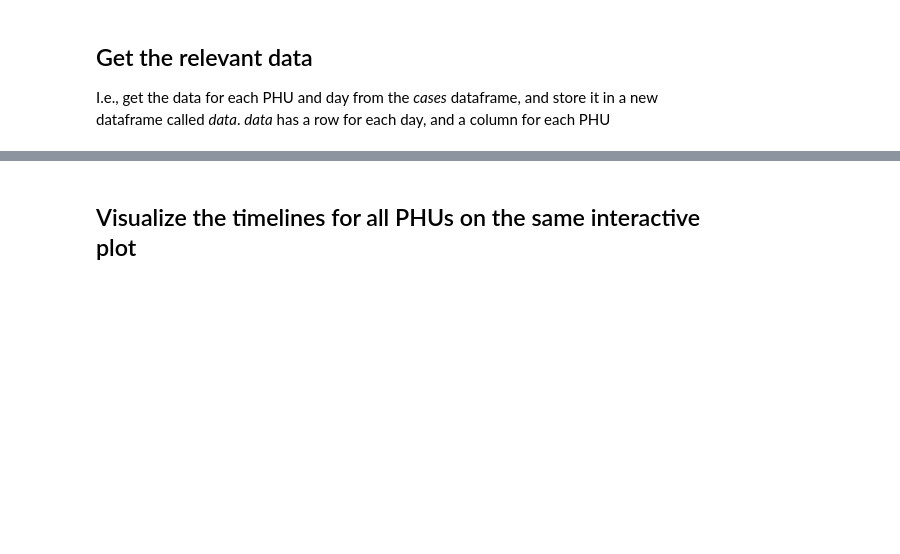
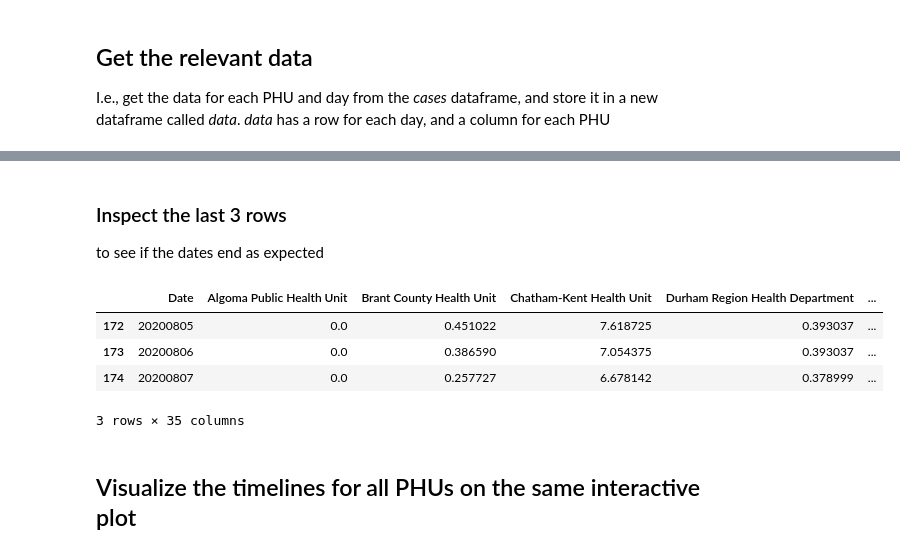
Before and after one commit to koudyk/covid19-ontario, a Jupyter notebook: covid-ontario.ipynb, the cells around one changed output, grey strips where cells are left out. Saved outputs shown, nothing was run; the diff lists cells and outputs as text; code cells hidden in the pictures; blank space fills up the shorter version.

```diff
--- a/covid-ontario.ipynb
+++ b/covid-ontario.ipynb
@@ -124,3 +131,14 @@ data.head(4) # visualize the first few rows
+# %% [markdown]
+### Inspect the last 3 rows
+to see if the dates end as expected
+# %%
+data.tail(3)
+# %% [output]
+|  | Date | Algoma Public Health Unit | Brant County Health Unit | Chatham-Kent Health Unit | Durham Region Health Department | ... |
+| 172 | 20200805 | 0.0 | 0.451022 | 7.618725 | 0.393037 | ... |
+| 173 | 20200806 | 0.0 | 0.386590 | 7.054375 | 0.393037 | ... |
+| 174 | 20200807 | 0.0 | 0.257727 | 6.678142 | 0.378999 | ... |
+3 rows × 35 columns
 # %% [markdown]
 ## Visualize the timelines for all PHUs on the same interactive plot
 # %%
```
Also changed, not shown: parts of 8 cells of this notebook, 1 other file.
